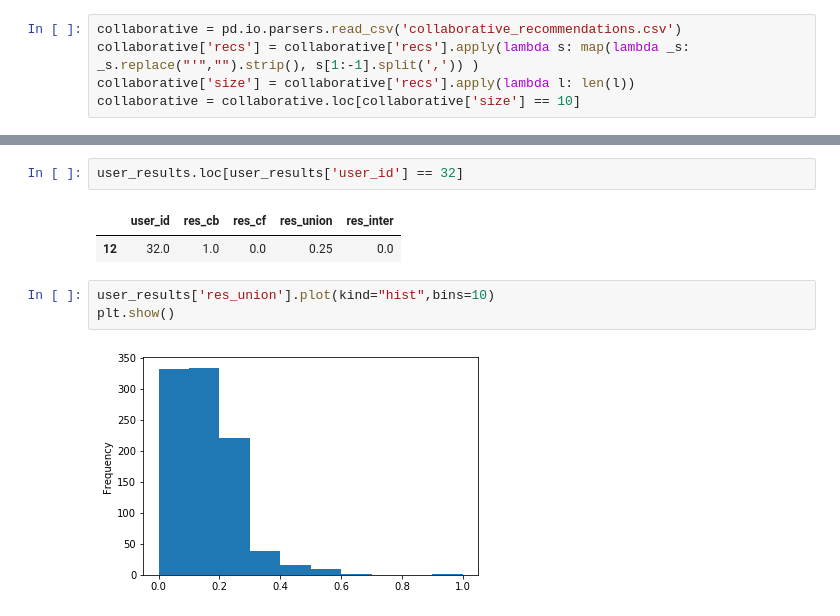
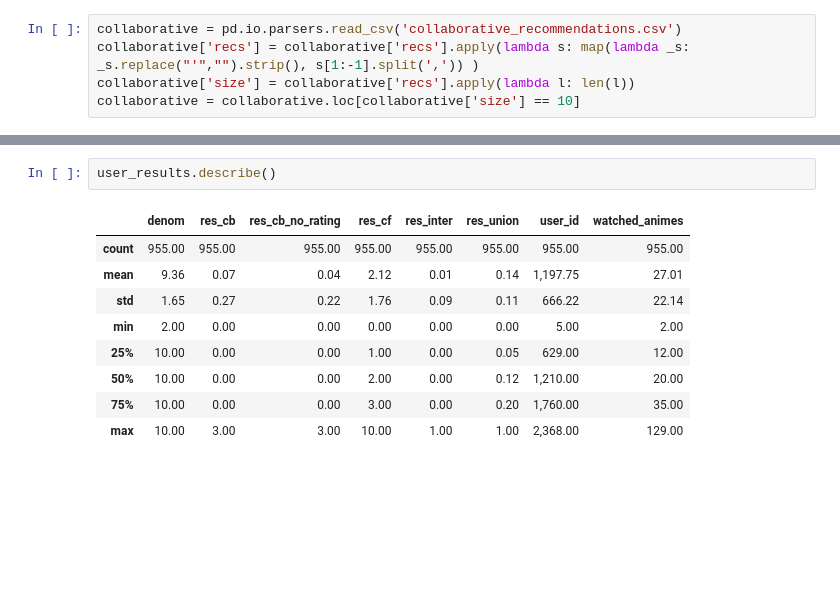
Before and after one commit to micksi/datamining_exam, a Jupyter notebook: Validation.ipynb, the cells around one changed output, grey strips where cells are left out. Drawn from its saved outputs; the diff is of its cells as text; blank space fills up the shorter version.

```diff
--- a/Validation.ipynb
+++ b/Validation.ipynb
@@ -76,10 +115,12 @@ user_results['res_union'].sum() / len(user_results['res_union'])
-# %%
-user_results.loc[user_results['user_id'] == 32]
-# %% [output]
-|  | user_id | res_cb | res_cf | res_union | res_inter |
-| 12 | 32.0 | 1.0 | 0.0 | 0.25 | 0.0 |
-# %%
-user_results['res_union'].plot(kind="hist",bins=10)
-plt.show()
-# %% [output]
-[figure, removed]
+# %%
+user_results.describe()
+# %% [output]
+|  | denom | res_cb | res_cb_no_rating | res_cf | res_inter | res_union | user_id | watched_animes |
+| count | 955.00 | 955.00 | 955.00 | 955.00 | 955.00 | 955.00 | 955.00 | 955.00 |
+| mean | 9.36 | 0.07 | 0.04 | 2.12 | 0.01 | 0.14 | 1,197.75 | 27.01 |
+| std | 1.65 | 0.27 | 0.22 | 1.76 | 0.09 | 0.11 | 666.22 | 22.14 |
+| min | 2.00 | 0.00 | 0.00 | 0.00 | 0.00 | 0.00 | 5.00 | 2.00 |
+| 25% | 10.00 | 0.00 | 0.00 | 1.00 | 0.00 | 0.05 | 629.00 | 12.00 |
+| 50% | 10.00 | 0.00 | 0.00 | 2.00 | 0.00 | 0.12 | 1,210.00 | 20.00 |
+| 75% | 10.00 | 0.00 | 0.00 | 3.00 | 0.00 | 0.20 | 1,760.00 | 35.00 |
+| max | 10.00 | 3.00 | 3.00 | 10.00 | 1.00 | 1.00 | 2,368.00 | 129.00 |
```
Also changed, not shown: parts of 10 cells of this notebook, 2 other files.
